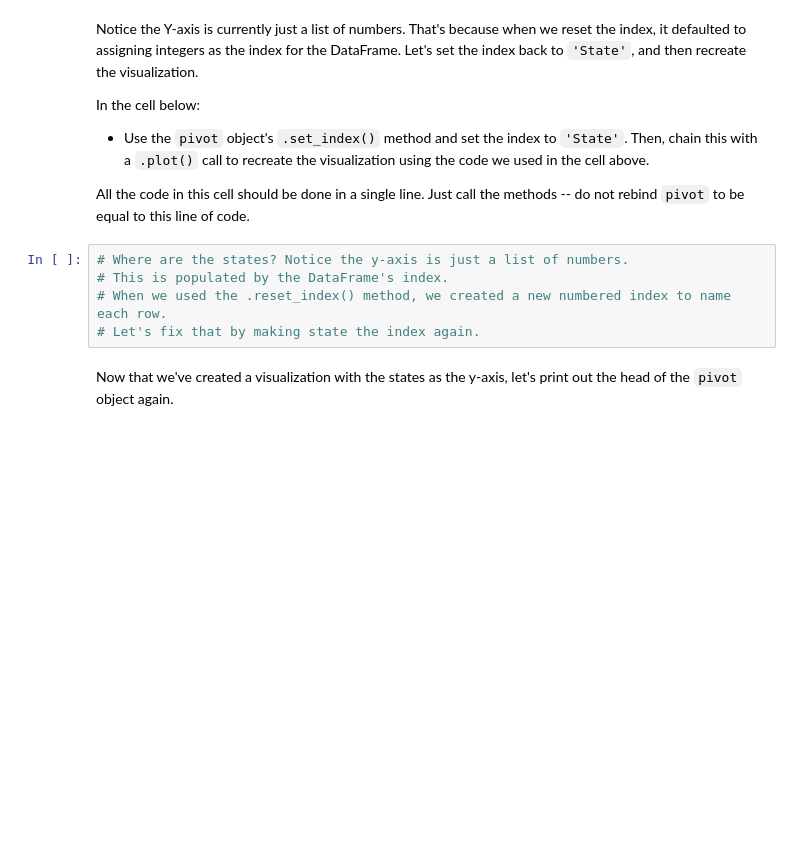
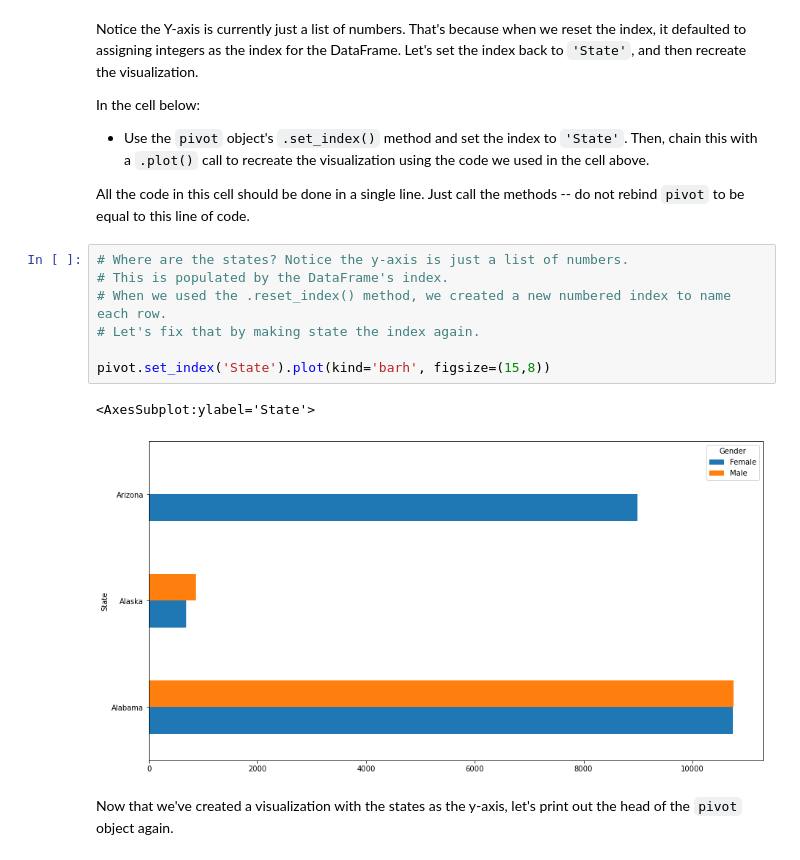
Before and after one commit to nsalsass/dsc-pivot-tables-pandas-lab, a Jupyter notebook: index.ipynb, the cells around one changed output. Drawn from its saved outputs; the diff is of its cells as text; blank space fills up the shorter version.

```diff
--- a/index.ipynb
+++ b/index.ipynb
@@ -247,8 +517,13 @@ All the code in this cell should be done in a single line.  Just call the method
 # %%
 # Where are the states? Notice the y-axis is just a list of numbers.
 # This is populated by the DataFrame's index.
 # When we used the .reset_index() method, we created a new numbered index to name each row.
 # Let's fix that by making state the index again.
+
+pivot.set_index('State').plot(kind='barh', figsize=(15,8))
+# %% [output]
+<AxesSubplot:ylabel='State'>
+[figure, added]
 # %% [markdown]
 Now that we've created a visualization with the states as the y-axis, let's print out the head of the `pivot` object again.
 # %%
```
Also changed, not shown: parts of 32 cells of this notebook.
